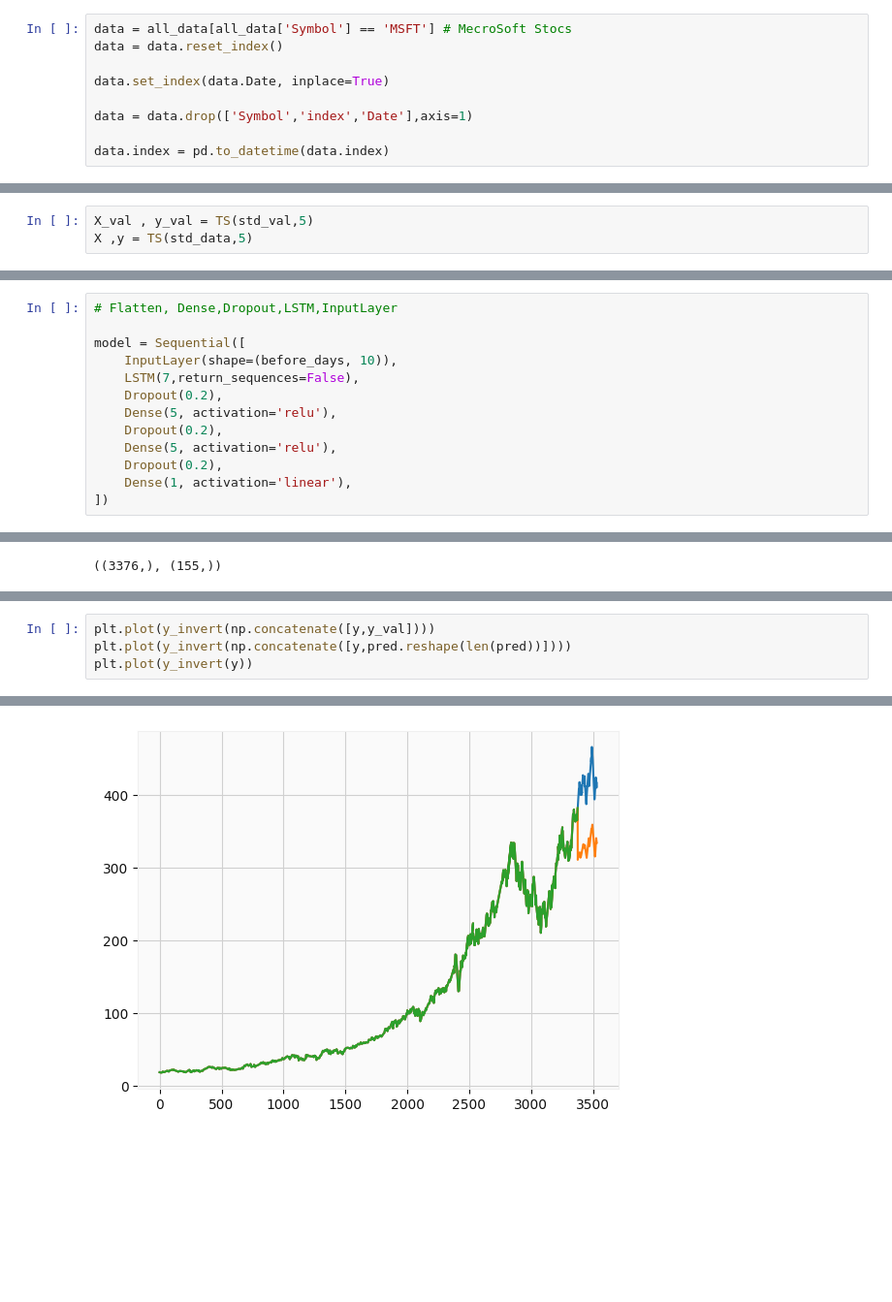
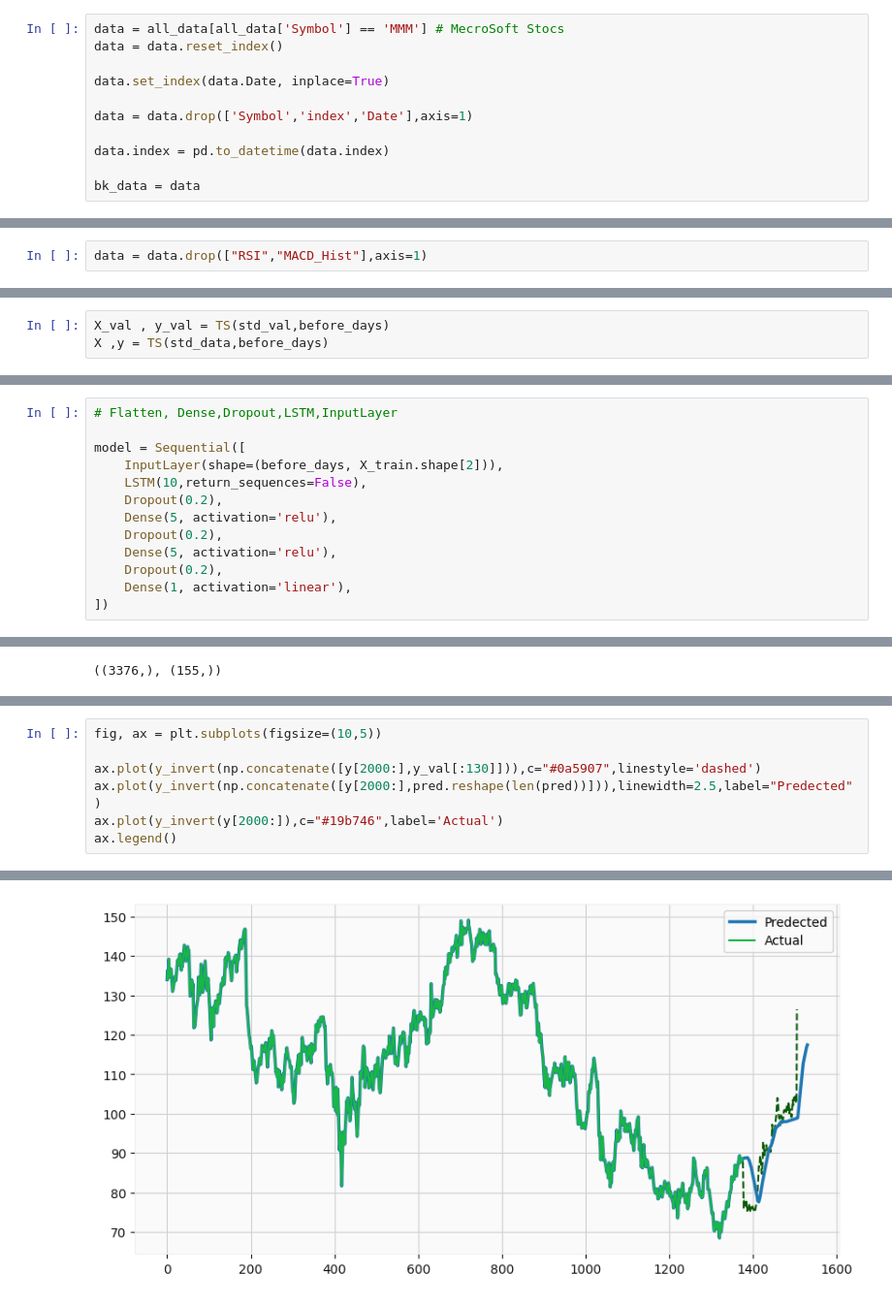
Before and after one commit to Ox03bb/Stock_Prices_Prediction, a Jupyter notebook: Stock_Prices_Prediction.ipynb, the cells around one changed output, grey strips where cells are left out. Shown: that part at 97% size. Saved outputs shown, nothing was run; the diff lists cells and outputs as text; blank space fills up the shorter version.

```diff
--- a/Stock_Prices_Prediction.ipynb
+++ b/Stock_Prices_Prediction.ipynb
@@ -73,7 +55,7 @@ from sklearn.preprocessing import StandardScaler,MinMaxScaler
 all_data = pd.read_csv('/kaggle/input/sp-500-stocks/sp500_stocks.csv')
 # val  = pd.read_csv('/kaggle/input/gold-stock-prices/goldstock v2.csv')
 # %%
-data = all_data[all_data['Symbol'] == 'MSFT'] # MecroSoft Stocs
+data = all_data[all_data['Symbol'] == 'MMM'] # MecroSoft Stocs
 data = data.reset_index()
 
 data.set_index(data.Date, inplace=True)
@@ -81,6 +63,8 @@ data.set_index(data.Date, inplace=True)
 data = data.drop(['Symbol','index','Date'],axis=1)
 
 data.index = pd.to_datetime(data.index)
+
+bk_data = data
 # %%
 data.head()
 # %% [output]
@@ -223,3 +212,5 @@ data
+# %%
+data = data.drop(["RSI","MACD_Hist"],axis=1)
 # %%
 val_data = data.iloc[-160:]
 data = data.iloc[:-160]
@@ -296,6 +268,6 @@ def TS(data,before_days):
 # %%
-X_val , y_val = TS(std_val,5)
-X ,y = TS(std_data,5)
+X_val , y_val = TS(std_val,before_days)
+X ,y = TS(std_data,before_days)
 # %%
 X.shape,y.shape,X_val.shape,y_val.shape
 # %% [output]
@@ -338,8 +292,8 @@ before_days = 5
 # Flatten, Dense,Dropout,LSTM,InputLayer
 
 model = Sequential([
-    InputLayer(shape=(before_days, 10)),
-    LSTM(7,return_sequences=False),
+    InputLayer(shape=(before_days, X_train.shape[2])),
+    LSTM(10,return_sequences=False),
     Dropout(0.2),
     Dense(5, activation='relu'),
     Dropout(0.2),
@@ -426,5 +407,8 @@ y.shape,pred.reshape(len(pred)).shape
 # %%
-plt.plot(y_invert(np.concatenate([y,y_val])))
-plt.plot(y_invert(np.concatenate([y,pred.reshape(len(pred))])))
-plt.plot(y_invert(y))
+fig, ax = plt.subplots(figsize=(10,5))
+
+ax.plot(y_invert(np.concatenate([y[2000:],y_val[:130]])),c="#0a5907",linestyle='dashed')
+ax.plot(y_invert(np.concatenate([y[2000:],pred.reshape(len(pred))])),linewidth=2.5,label="Predected")
+ax.plot(y_invert(y[2000:]),c="#19b746",label='Actual')
+ax.legend()
 # %% [output]
@@ -432,3 +416,3 @@ plt.plot(y_invert(y))
-[figure, old version]
+[figure, new version]
 # %%
 def y_invert(vec):
```
Also changed, not shown: parts of 31 cells of this notebook.
